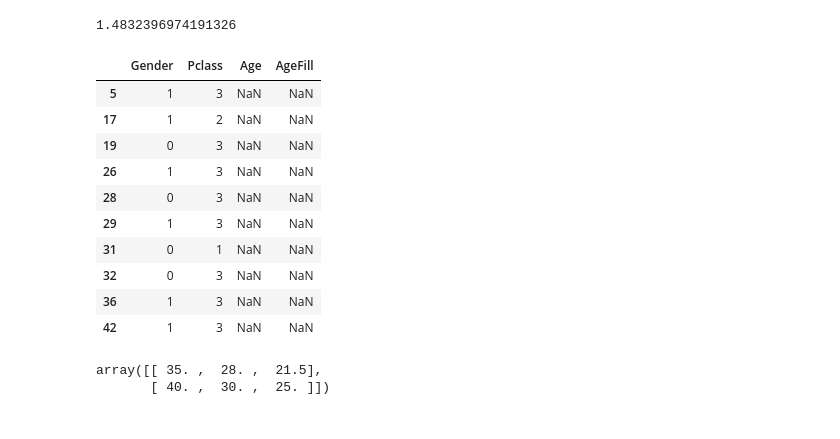
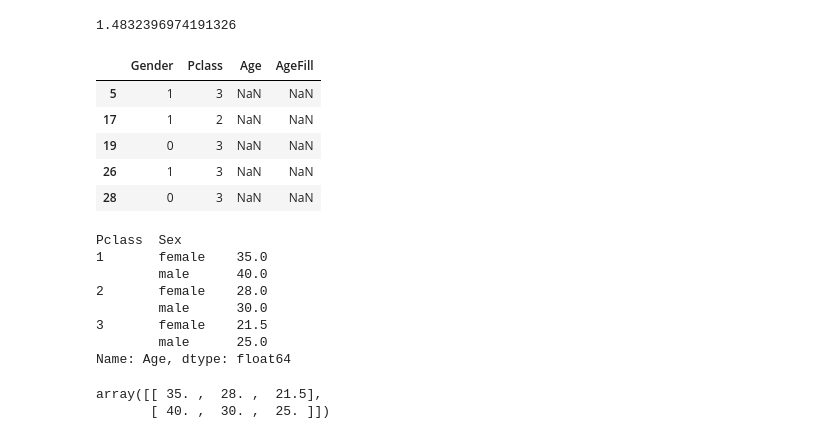
Before and after one commit to arundhaj/kaggle_titanic_tutorial, a Jupyter notebook: tutorial.ipynb, the cells around one changed output. Cells and saved outputs as stored; diff of their text form; code cells hidden in the pictures.

```diff
--- a/tutorial.ipynb
+++ b/tutorial.ipynb
@@ -255,17 +243,24 @@ np.std(a)
 # %%
 train['AgeFill'] = train['Age']
 # %%
-train[train['Age'].isnull()][['Gender', 'Pclass', 'Age', 'AgeFill']].head(10)
+train[train['Age'].isnull()][['Gender', 'Pclass', 'Age', 'AgeFill']].head()
 # %% [output]
 |  | Gender | Pclass | Age | AgeFill |
 | 5 | 1 | 3 | NaN | NaN |
 | 17 | 1 | 2 | NaN | NaN |
 | 19 | 0 | 3 | NaN | NaN |
 | 26 | 1 | 3 | NaN | NaN |
 | 28 | 0 | 3 | NaN | NaN |
-| 29 | 1 | 3 | NaN | NaN |
-| 31 | 0 | 1 | NaN | NaN |
-| 32 | 0 | 3 | NaN | NaN |
-| 36 | 1 | 3 | NaN | NaN |
-| 42 | 1 | 3 | NaN | NaN |
+# %%
+median_age = train.groupby(['Pclass', 'Sex']).median()['Age']
+median_age
+# %% [output]
+Pclass  Sex
+1       female    35.0
+        male      40.0
+2       female    28.0
+        male      30.0
+3       female    21.5
+        male      25.0
+Name: Age, dtype: float64
 # %%
```
Also changed, not shown: parts of 10 cells of this notebook.
